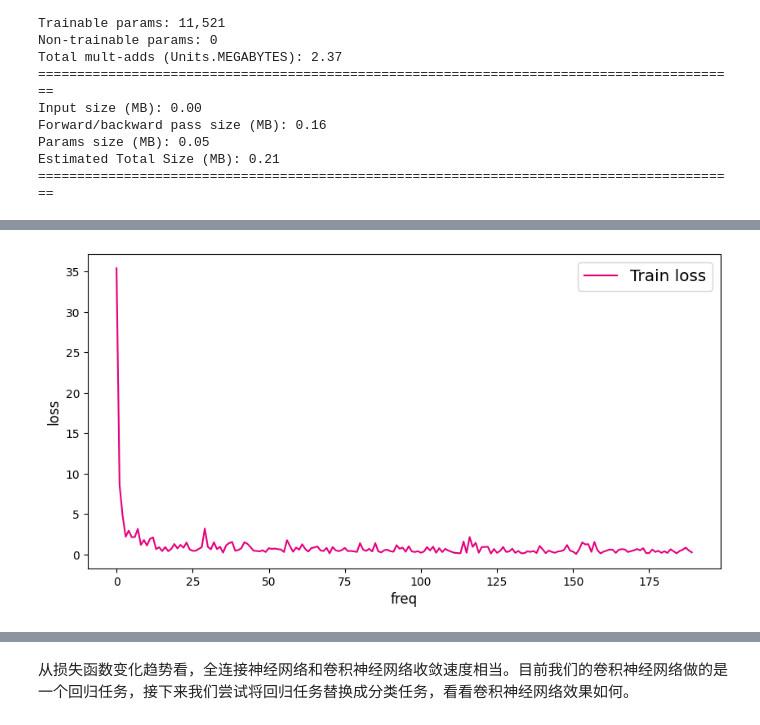
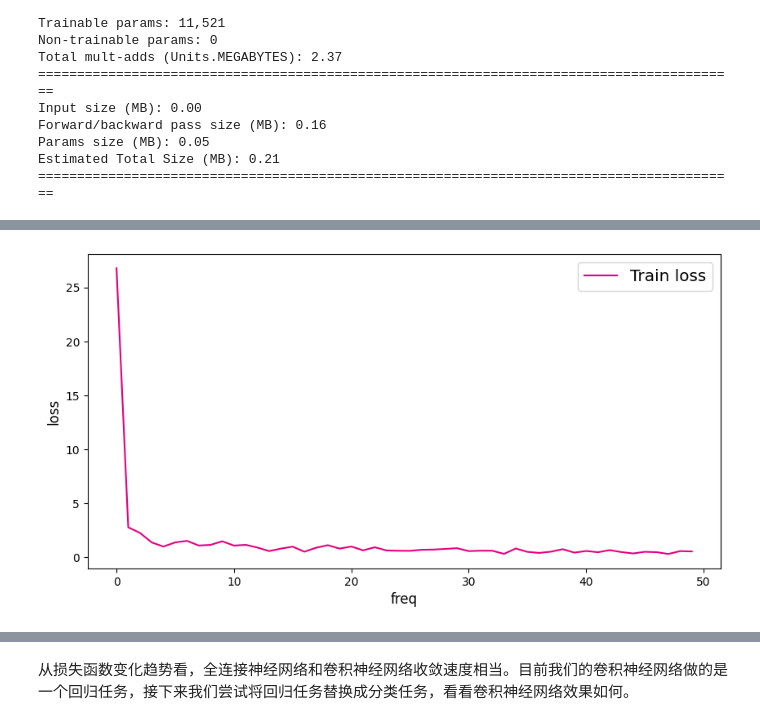
Before and after one commit to dcj101/Aistudio_Pytorch, a Jupyter notebook: 2.1数字识别任务-网格模型设计(2).ipynb, the cells around one changed output, grey strips where cells are left out. Drawn from its saved outputs; the diff is of its cells as text; code cells hidden in the pictures.

```diff
--- a/2.1数字识别任务-网格模型设计(2).ipynb
+++ b/2.1数字识别任务-网格模型设计(2).ipynb
@@ -602,16 +492,19 @@ Params size (MB): 0.05
 Estimated Total Size (MB): 0.21
 ==========================================================================================
 # %%
+device = torch.device("cuda" if torch.cuda.is_available() else "cpu")
 def train():
     # model = MNIST()
     model = MNISTNet()
+    #GPU加速，如果没有就注释掉
+    model = model.to(device)  # 必须赋值回去
 
     image = read_mnist_images(data_dir)
     label = read_mnist_labels(label_dir)
 
     print(f"图像形状: {image.shape}, 标签形状: {label.shape}")
     train_dataset = MNISTDataset(image, label)
-    train_loader = DataLoader(train_dataset, batch_size=16, shuffle=True, num_workers=0)
+    train_loader = DataLoader(train_dataset, batch_size=64, shuffle=True, num_workers=10)
 
     # ✅ 修正：学习率改回0.01，和Paddle原代码一致
     opt = torch.optim.SGD(model.parameters(), lr=0.01)
@@ -620,6 +513,9 @@ def train():
 
     for epoch in range(EPOCH_NUM):
         for batch_id, (images, labels) in enumerate(train_loader):
+            #GPU加速，如果没有就注释掉
+            images = images.to(device)
+            labels = labels.to(device)
             #这里不能展开images，否则会报错
             image_normal = images / 255
             #[64,28,28]
@@ -681,4 +577,4 @@ epoch: 9, batch: 3600, loss is: [0.2716432511806488]
-[figure, old version]
+[figure, new version]
 # %%
 def plot_two_losses(loss_list_1, loss_list_2):
     plt.figure(figsize=(10,5))
```
Also changed, not shown: parts of 7 cells of this notebook, 4 other files.
